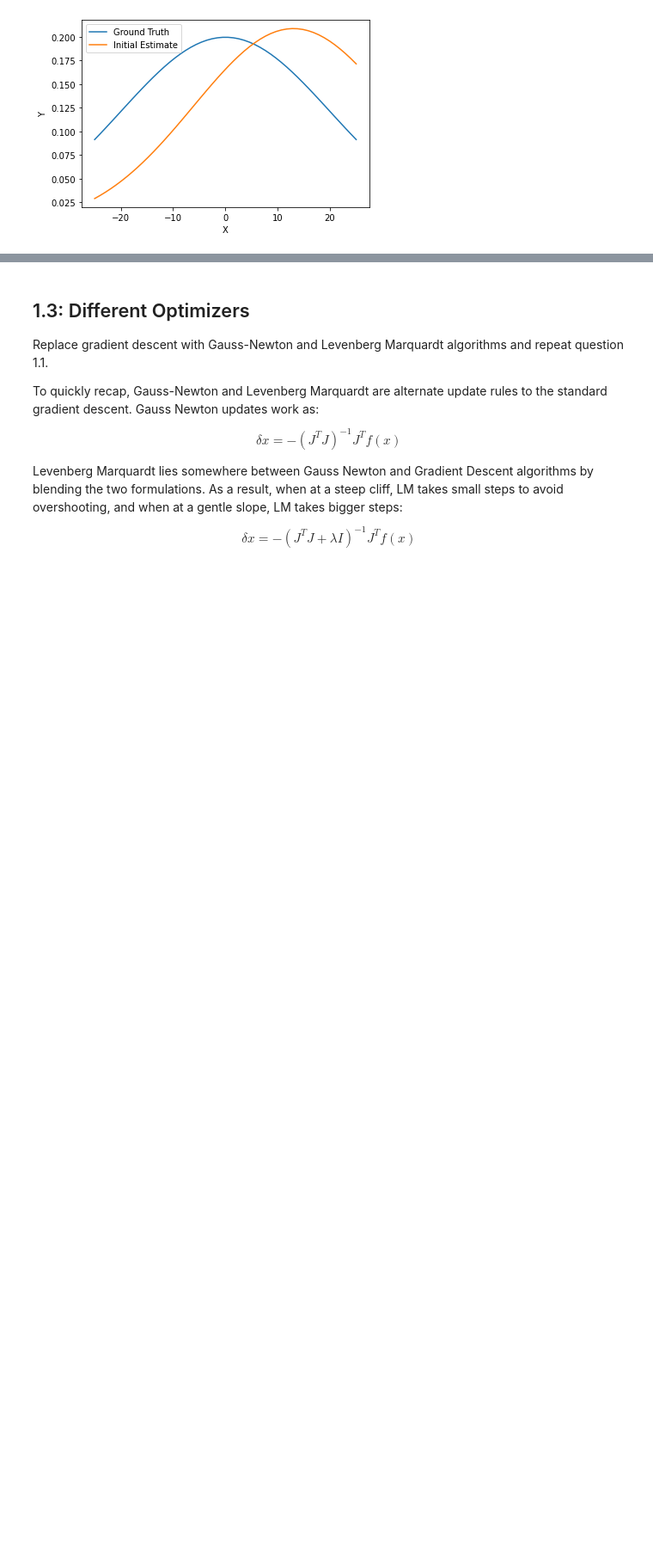
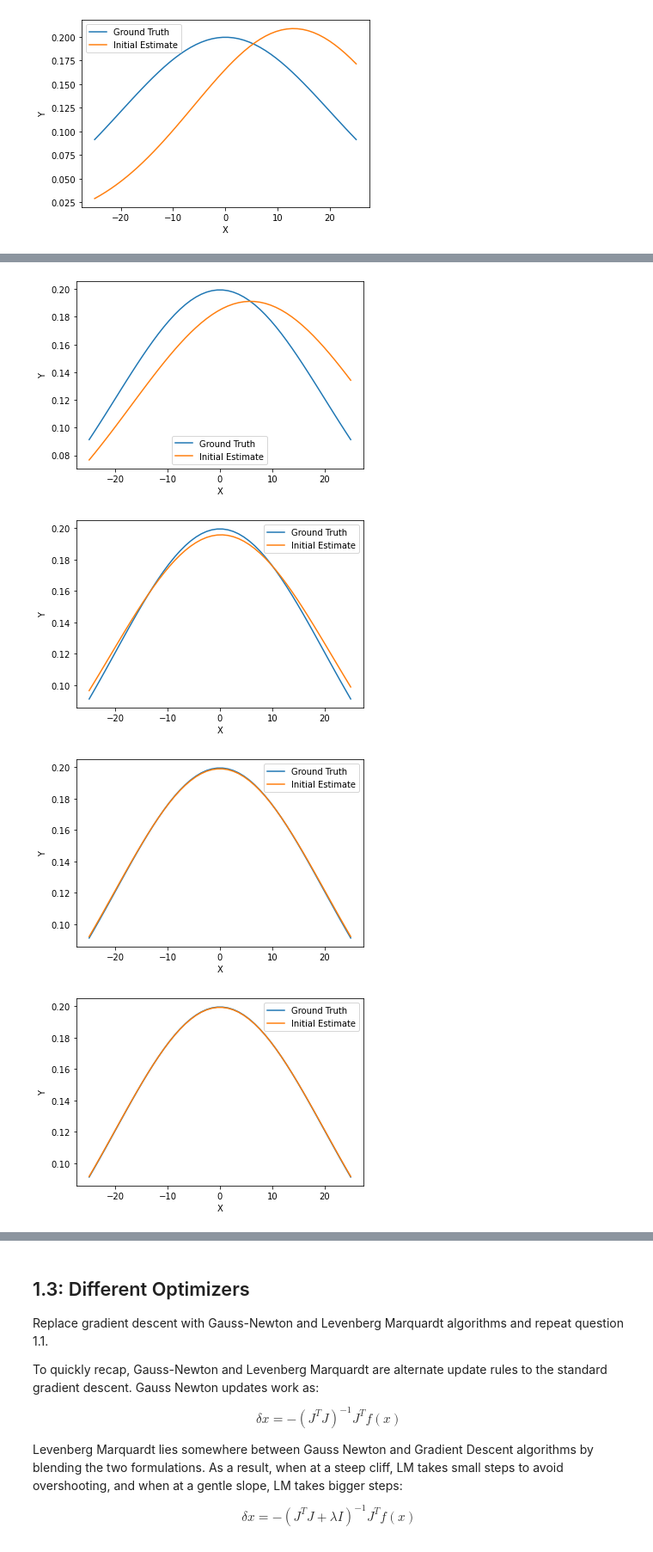
Before and after one commit to BhaskarJoshi-01/Mobile-Robotics---Monsoon-2021, a Jupyter notebook: Assignment-3/Assignment-3.ipynb, the cells around one changed output, grey strips where cells are left out. Shown at 86% size. Cells and saved outputs as stored; diff of their text form; code cells hidden in the pictures; blank space fills up the shorter version.

```diff
--- a/Assignment-3/Assignment-3.ipynb
+++ b/Assignment-3/Assignment-3.ipynb
@@ -240,0 +236,30 @@ a,m,s=gradient_descent(x_obs,y_obs,10,13,19.12,100,0.01)
+# %%
+#for iterations
+itr_list=[100,500,1000,1200]
+errors=[]
+
+for itr in itr_list:
+# def gradient_descent(x_obs,y_obs,a,m,s,no_of_itr=no_of_itr,alpha=gd_learning_rate,tolerance=tolerance):
+    W,R=gradient_descent(x_obs,y_obs,10,13,19.12,itr)
+    errors.append(R)
+    y_est=[]
+    for _ in x_obs:
+        y_est.append(make_gaussian(_,W[0],W[1],W[2]))
+
+    plt.clf()
+    plt.plot(x_obs,y_obs)
+    plt.plot(x_obs,y_est)
+    plt.xlabel("X"),plt.ylabel("Y")
+    plt.legend(["Ground Truth","Initial Estimate"])
+    plt.show()
+
+plt.clf()
+plt.plot(itr_list,errors)
+plt.xlabel("itr_list"),plt.ylabel("R")
+plt.legend(["Error"])
+plt.show()
+# %% [output]
+[figure, added]
+[figure, added]
+[figure, added]
+[figure, added]
```
Also changed, not shown: parts of 5 cells of this notebook, 1 other file.
